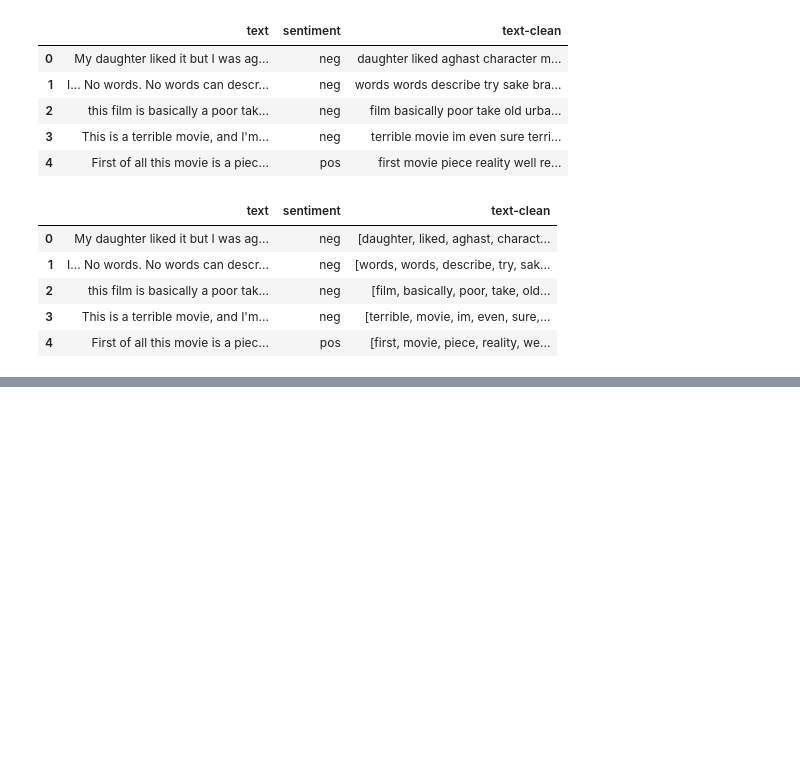
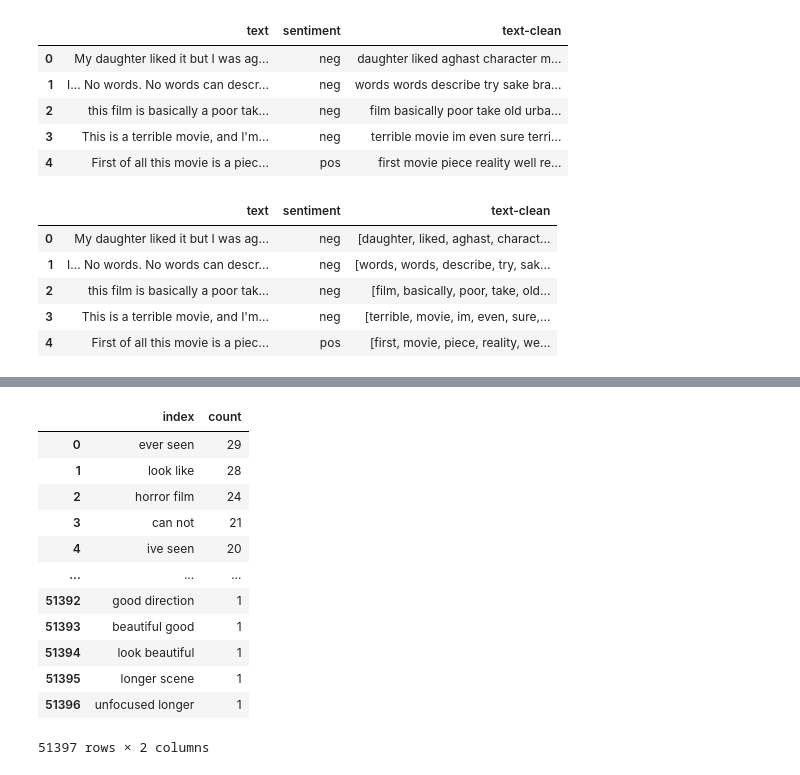
Before and after one commit to wanderer878/jupyter, a Jupyter notebook: imdb_movie_reviews_model.ipynb, the cells around one changed output, grey strips where cells are left out. Cells and saved outputs as stored; diff of their text form; code cells hidden in the pictures; blank space fills up the shorter version.

```diff
--- a/imdb_movie_reviews_model.ipynb
+++ b/imdb_movie_reviews_model.ipynb
@@ -265,0 +348,17 @@ data.head()
+# %%
+bigrams['index'] = bigrams['index'].apply(lambda x: ' '.join(x))
+bigrams
+# %% [output]
+|  | index | count |
+| 0 | ever seen | 29 |
+| 1 | look like | 28 |
+| 2 | horror film | 24 |
+| 3 | can not | 21 |
+| 4 | ive seen | 20 |
+| ... | ... | ... |
+| 51392 | good direction | 1 |
+| 51393 | beautiful good | 1 |
+| 51394 | look beautiful | 1 |
+| 51395 | longer scene | 1 |
+| 51396 | unfocused longer | 1 |
+51397 rows × 2 columns
```
Also changed, not shown: parts of 11 cells of this notebook.
